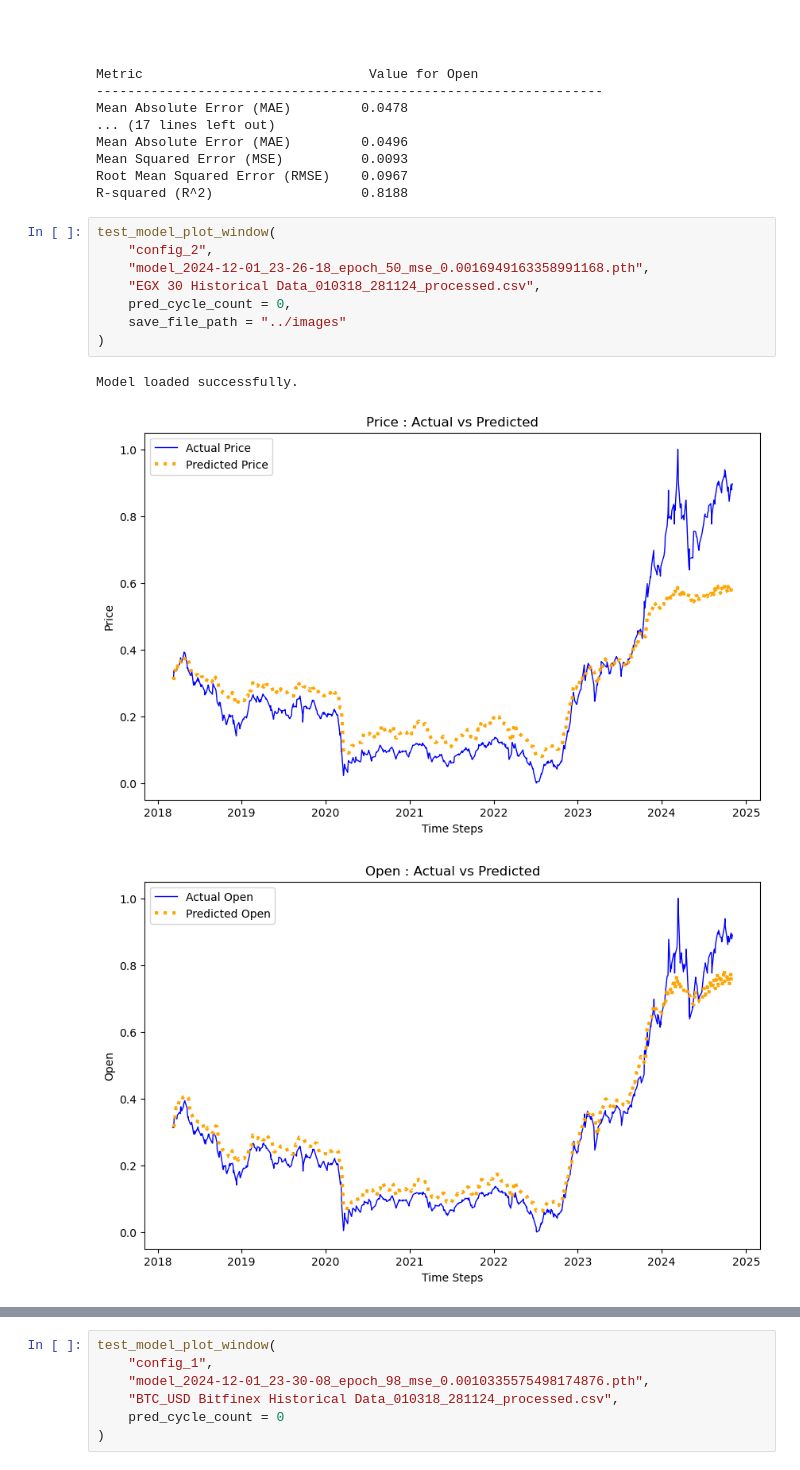
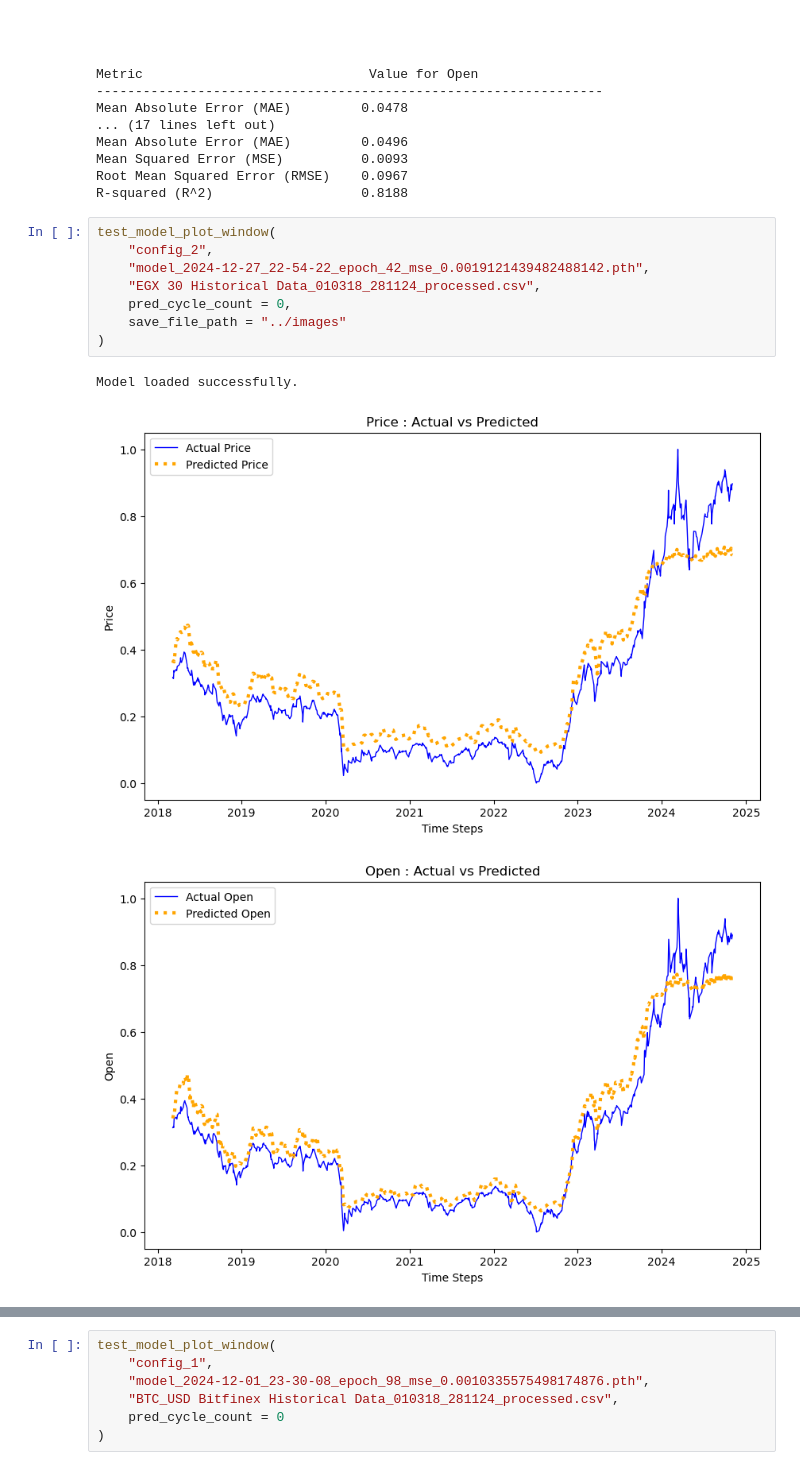
Before and after one commit to Ahmedh12/OHLC-Prices-Predictor, a Jupyter notebook: notebooks/model_verification.ipynb, the cells around one changed output, grey strips where cells are left out. Drawn from its saved outputs; the diff is of its cells as text.

```diff
--- a/notebooks/model_verification.ipynb
+++ b/notebooks/model_verification.ipynb
@@ -40,12 +40,12 @@ R-squared (R^2)                   0.8188
 # %%
 test_model_plot_window(
     "config_2",
-    "model_2024-12-01_23-26-18_epoch_50_mse_0.0016949163358991168.pth",
+    "model_2024-12-27_22-54-22_epoch_42_mse_0.0019121439482488142.pth",
     "EGX 30 Historical Data_010318_281124_processed.csv",
     pred_cycle_count = 0,
     save_file_path = "../images"
 )
 # %% [output]
 Model loaded successfully.
-[figure, old version]
+[figure, new version]
-[figure, old version]
+[figure, new version]
```
Also changed, not shown: parts of 3 cells of this notebook, 7 other files.
